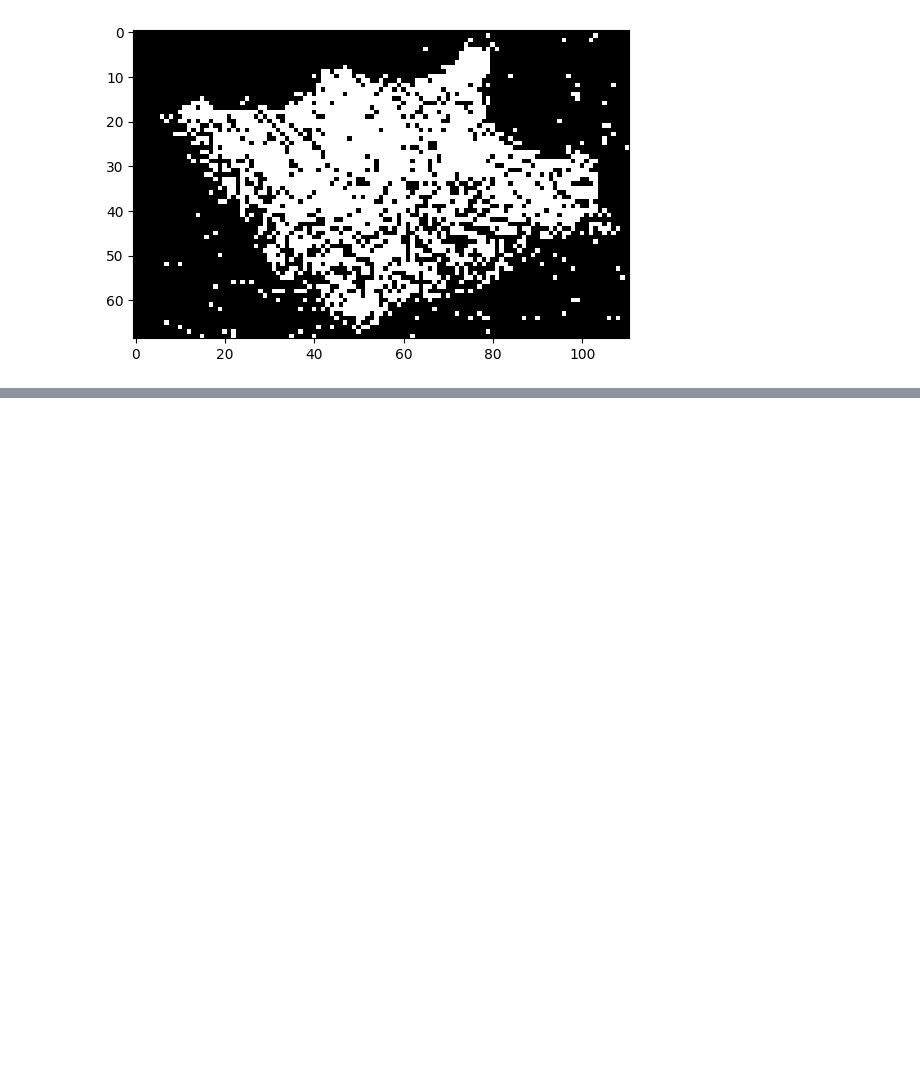
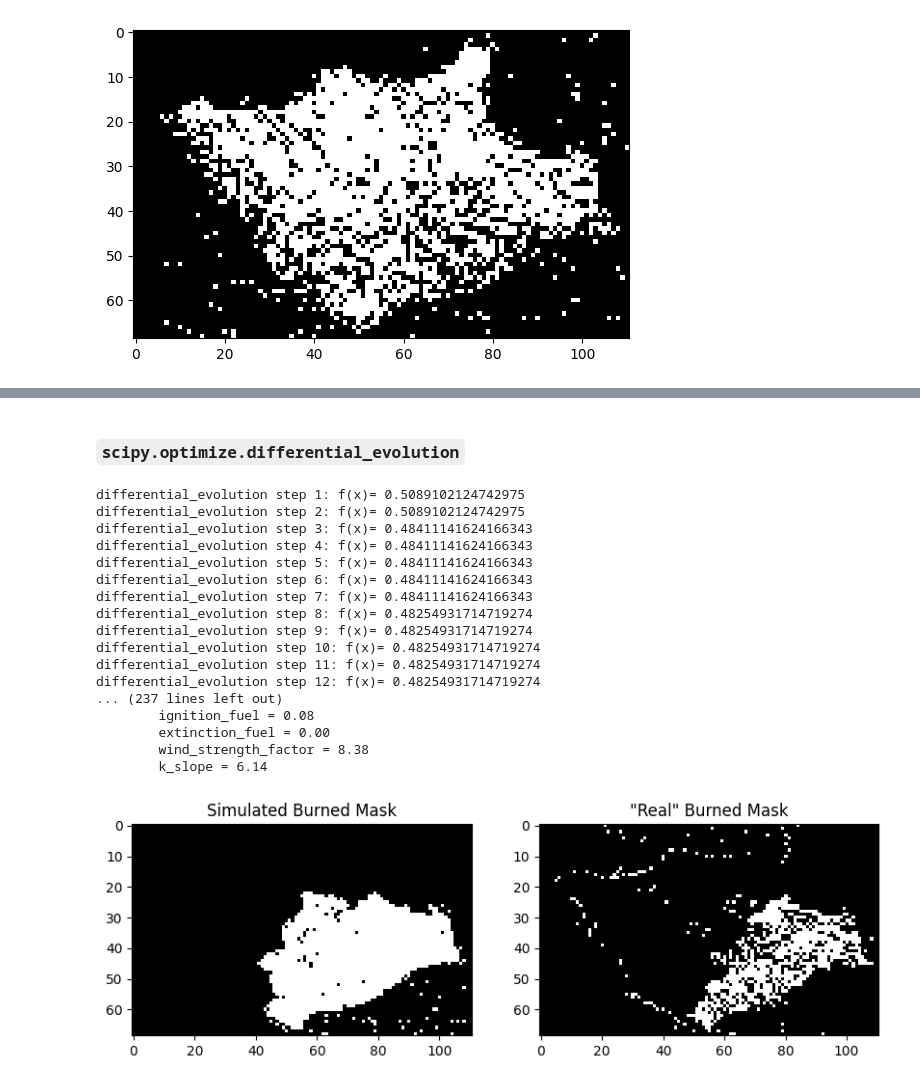
Before and after one commit to claraelisabeth/Adv_Modelling_and_Simulation, a Jupyter notebook: notebooks/optimization_santa_rosa.ipynb, the cells around one changed output, grey strips where cells are left out. Cells and saved outputs as stored; diff of their text form; code cells hidden in the pictures; blank space fills up the shorter version.

```diff
--- a/notebooks/optimization_santa_rosa.ipynb
+++ b/notebooks/optimization_santa_rosa.ipynb
@@ -160,11 +164,7 @@ start_px = (round(height_px - ((start_coord[0] - lat_range[0]) / (lat_range[1] -
             round((start_coord[1] - lon_range[0]) / (lon_range[1] - lon_range[0]) * width_px))
 # %%
 params_dict = {
-    "n": height_px, "m": width_px, "mu_H": 0.5, "mu_O": 0.5, "dF": 0.5, "dO": 0.5, "dW": 0.5, "ignition_temp": 0.3,
-    "ignition_oxy": 0.76, "ignition_fuel": 0.3, "extinction_fuel": 0.15, "extinction_oxy": 0.05,
-    "wind": None, "wind_velocity": wind_speed, "wind_direction": wind_direction, "start_cells": [start_px],
-    "random_F": False, "fuel_mask": fuel_before, "water_mask": water_before, "moisture_mask": moisture_before,
-    "topo_mask": topo, "k_slope": 0.1, "resolution": px, "wind_strength_factor": 0, "timesteps": delta_t,
+    "n": height_px, "m": width_px, "mu_H": 0.5, "dF": 0.5, "dW": 0.5, "ignition_temp": 0.3, "ignition_fuel": 0.3, "extinction_fuel": 0.15, "wind": None, "wind_velocity": wind_speed, "wind_direction": wind_direction, "start_cells": [start_px], "random_F": False, "fuel_mask": fuel_before, "water_mask": water_before, "moisture_mask": moisture_before, "topo_mask": topo, "k_slope": 0.1, "resolution": px, "wind_strength_factor": 0, "timesteps": delta_t,
 }
 
 parameter = Parameters(**params_dict)
@@ -259,0 +210,53 @@ differential_evolution step 12: f(x)= 0.48193244304791827
+# %% [markdown]
+### `scipy.optimize.differential_evolution`
+# %%
+opt_de = differential_evolution(
+    objective_function,
+    bounds=bounds,
+    args=(target_mask, params_static, timesteps, tracker, params_names),
+    strategy="best1bin",
+    maxiter=500,
+    popsize=7,
+    tol=1e-5,
+    atol=0,
+    disp=True,
+    polish=False,
+    workers=10,
+    updating="deferred",
+)
+
+print(f"\nBest Loss: {opt_de.fun:.4f}")
+for i in range(len(params_opt)):
+    print(f"\t{list(params_opt.keys())[i]} = {opt_de.x[i]:.2f}")
+    params_dict[list(params_opt.keys())[i]] = opt_de.x[i]
+
+sim_opt = FireSpreadingAdvanced(Parameters(**params_dict), precompute_mu=True)
+sim_opt.run_simulation(timesteps=delta_t, visualization=True, gif_name="sim_opt_de")
+
+plt.figure(figsize=(10,5))
+plt.subplot(1,2,1)
+plt.imshow(sim_opt.calculate_simulation_burned_mask(), cmap='gray')
+plt.title("Simulated Burned Mask")
+plt.subplot(1,2,2)
+plt.imshow(burned_mask, cmap='gray')
+plt.title('"Real" Burned Mask')
+plt.show()
+# %% [output]
+differential_evolution step 1: f(x)= 0.5089102124742975
+differential_evolution step 2: f(x)= 0.5089102124742975
+differential_evolution step 3: f(x)= 0.48411141624166343
+differential_evolution step 4: f(x)= 0.48411141624166343
+differential_evolution step 5: f(x)= 0.48411141624166343
+differential_evolution step 6: f(x)= 0.48411141624166343
+differential_evolution step 7: f(x)= 0.48411141624166343
+differential_evolution step 8: f(x)= 0.48254931714719274
+differential_evolution step 9: f(x)= 0.48254931714719274
+differential_evolution step 10: f(x)= 0.48254931714719274
+differential_evolution step 11: f(x)= 0.48254931714719274
+differential_evolution step 12: f(x)= 0.48254931714719274
+... (237 lines left out)
+        ignition_fuel = 0.08
+        extinction_fuel = 0.00
+        wind_strength_factor = 8.38
+        k_slope = 6.14
+[figure, added]
```
Also changed, not shown: parts of 11 cells of this notebook.
